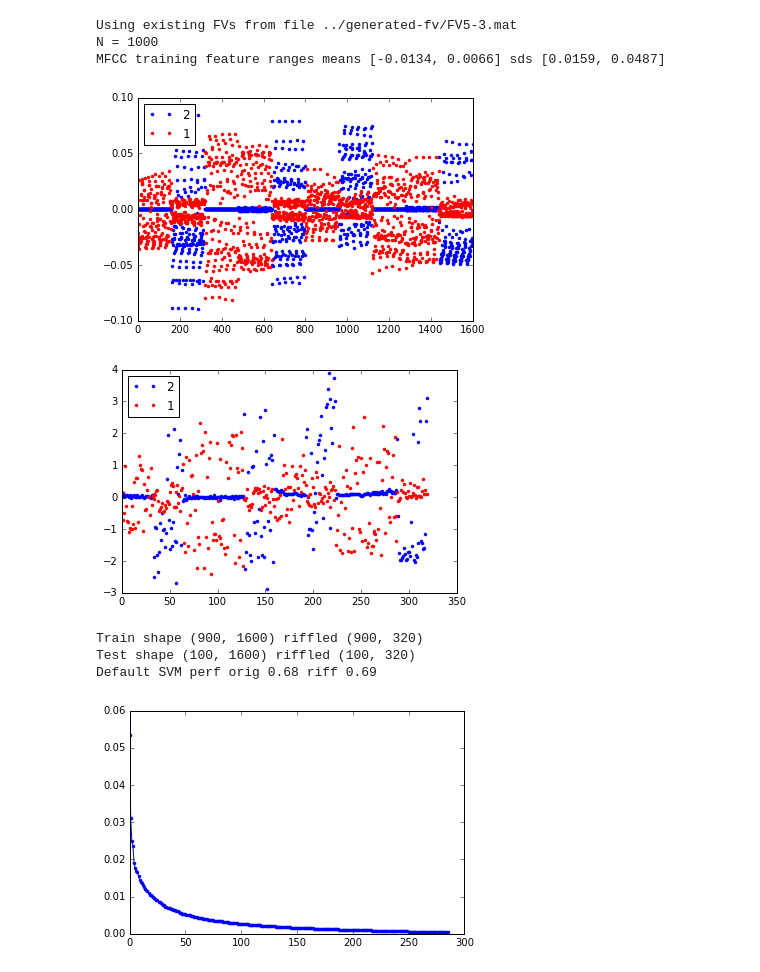
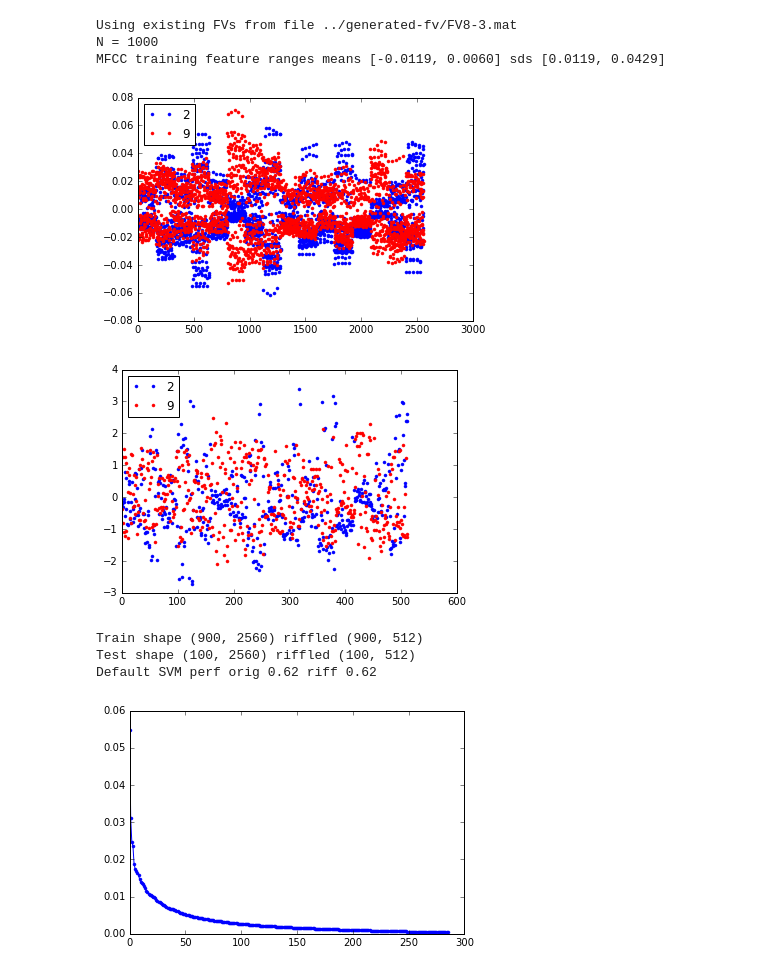
Before and after one commit to PrincetonUniversity/vox-music-classification, a Jupyter notebook: notebooks/fv-msvm.ipynb, the cells around one changed output. Drawn from its saved outputs; the diff is of its cells as text; code cells hidden in the pictures.

```diff
--- a/notebooks/fv-msvm.ipynb
+++ b/notebooks/fv-msvm.ipynb
@@ -15,7 +15,7 @@ from helper_functions import *
 import warnings
 warnings.filterwarnings('ignore')
 # %%
-num_clusters, exemplar = 5, 3
+num_clusters, exemplar = 8, 3
 X, Y = load_all_fv(num_clusters, exemplar)
 
 T = num_clusters * 2
@@ -26,40 +26,40 @@ p = np.random.permutation(len(X))
 trX, teX = np.split(X[p], [int(0.9 * len(X))])
 trY, teY = np.split(Y[p], [int(0.9 * len(X))])
 
 axes = plt.subplots()[1]
 idx = np.where(trY != trY[0])[0][1]
 #idx = np.where(trY == trY[0])[0][1] # same label
 axes.plot(trX[0], c='b', marker='.', linestyle='', label=trY[0])
 axes.plot(trX[idx], c='r', marker='.', linestyle='', label=trY[idx])
 axes.legend(loc=2)
 
 def whiten_train_test(train, test):
     return whiten(train), whiten(test, source=train)
 trXadj, teXadj = whiten_train_test(trX, teX)
 trXrff, teXrff = whiten_train_test(*(np.average(riffle(x, t, T), axis=2) for x in (trX, teX)))
 axes = plt.subplots()[1]
 axes.plot(trXrff[0], c='b', marker='.', linestyle='', label=trY[0])
 axes.plot(trXrff[idx], c='r', marker='.', linestyle='', label=trY[idx])
 axes.legend(loc=2)
 
 plt.show()
 
 print('Train shape {} riffled {}'.format(trXadj.shape, trXrff.shape))
 print('Test shape {} riffled {}'.format(teXadj.shape, teXrff.shape))
 print('Default SVM perf orig {} riff {}'.format(
         SVC(C=1.0).fit(trXadj, trY).score(teXadj, teY),
         SVC(C=1.0).fit(trXrff, trY).score(teXrff, teY)))
 
 # no missing data
 # %% [output]
-Using existing FVs from file ../generated-fv/FV5-3.mat
+Using existing FVs from file ../generated-fv/FV8-3.mat
 N = 1000
-MFCC training feature ranges means [-0.0134, 0.0066] sds [0.0159, 0.0487]
+MFCC training feature ranges means [-0.0119, 0.0060] sds [0.0119, 0.0429]
-[figure, old version]
+[figure, new version]
-[figure, old version]
+[figure, new version]
-Train shape (900, 1600) riffled (900, 320)
-Test shape (100, 1600) riffled (100, 320)
-Default SVM perf orig 0.68 riff 0.69
+Train shape (900, 2560) riffled (900, 512)
+Test shape (100, 2560) riffled (100, 512)
+Default SVM perf orig 0.62 riff 0.62
 # %%
 from sklearn.decomposition import PCA
 from sklearn.manifold import LocallyLinearEmbedding
```
Also changed, not shown: parts of 10 cells of this notebook.
